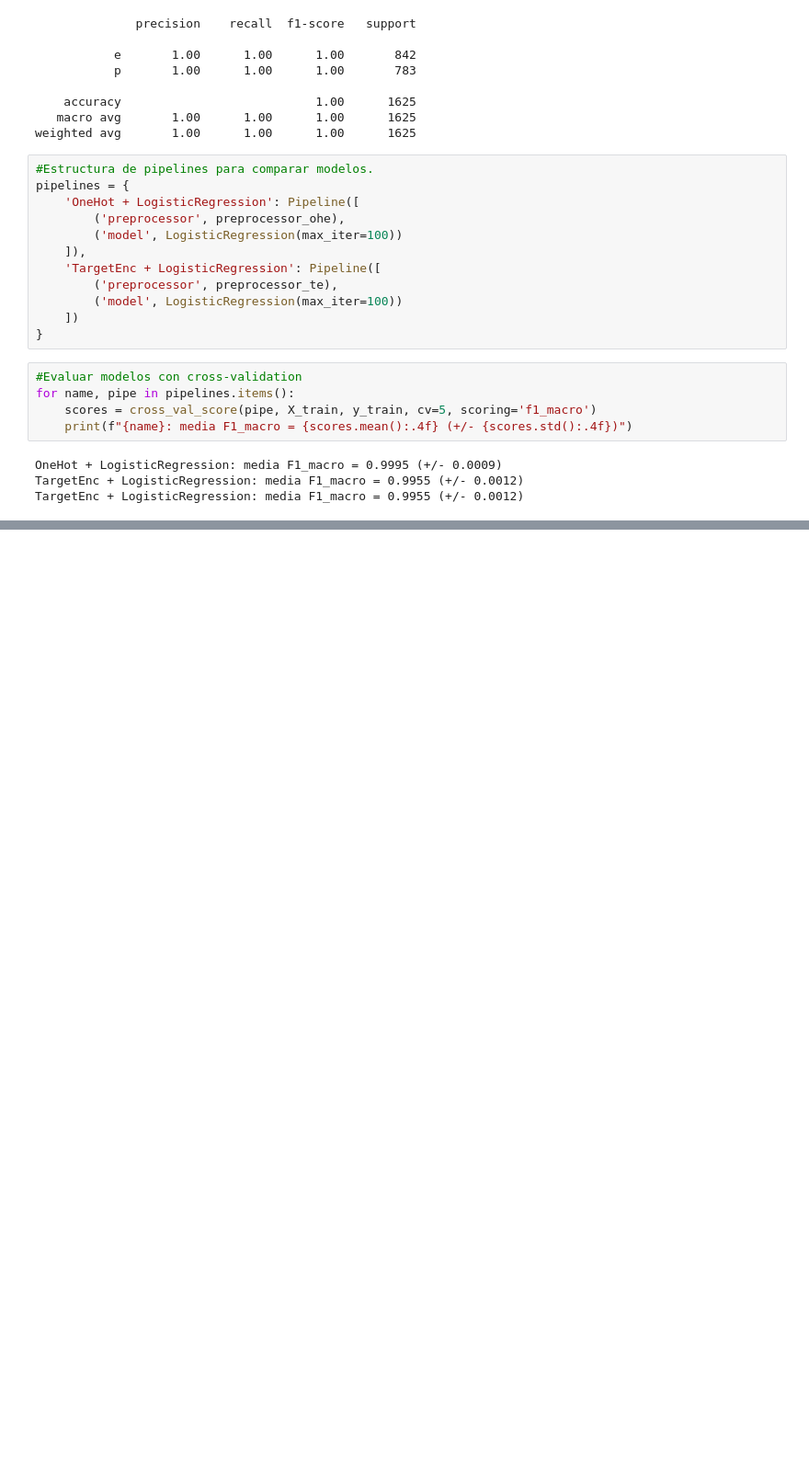
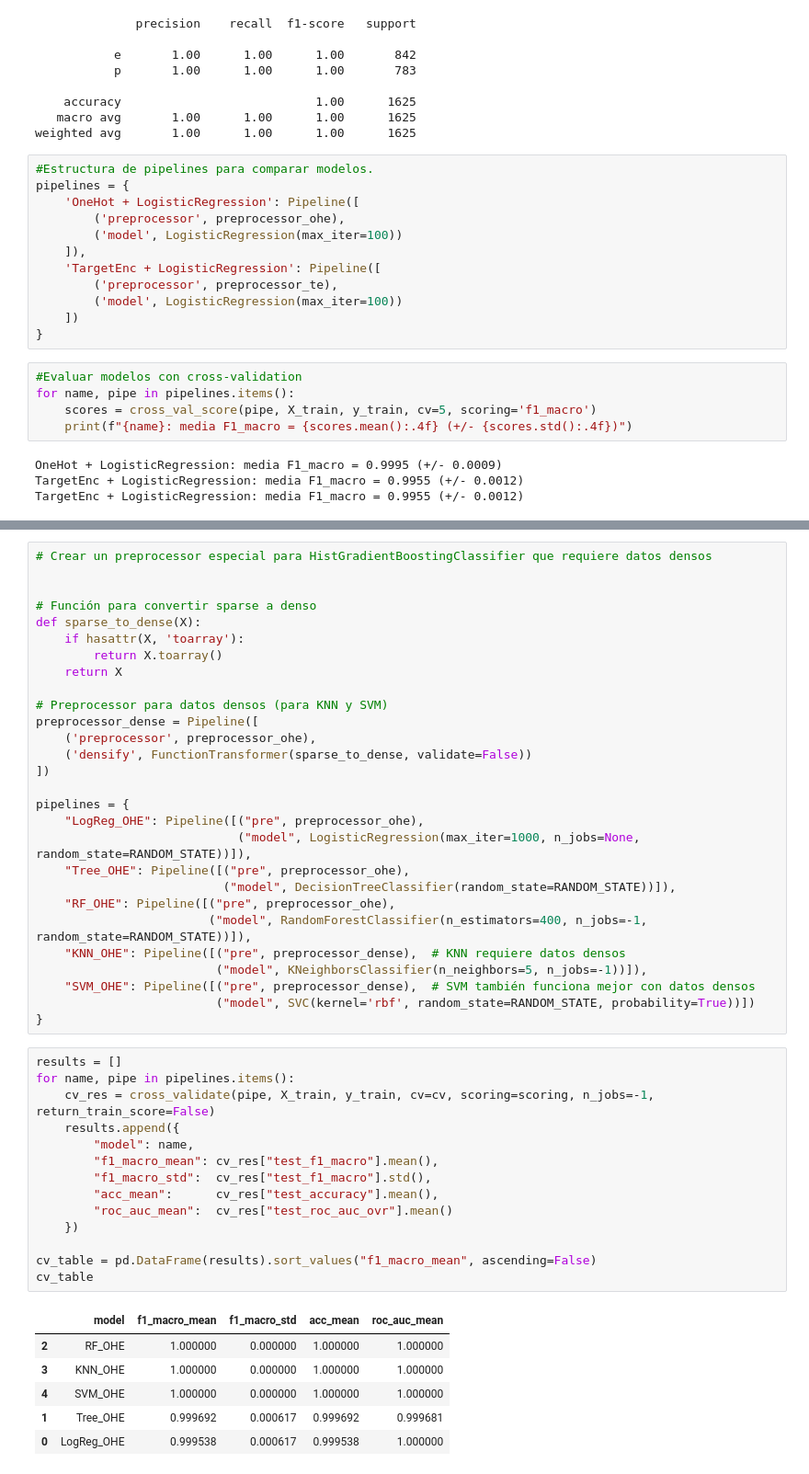
Before and after one commit to agusc4/ceia-ml, a Jupyter notebook: Trabajo final ML I.ipynb, the cells around one changed output, grey strips where cells are left out. Shown: that part at 92% size. Saved outputs shown, nothing was run; the diff lists cells and outputs as text; blank space fills up the shorter version.

```diff
--- a/Trabajo final ML I.ipynb
+++ b/Trabajo final ML I.ipynb
@@ -283,0 +328,49 @@ TargetEnc + LogisticRegression: media F1_macro = 0.9955 (+/- 0.0012)
+# %%
+# Crear un preprocessor especial para HistGradientBoostingClassifier que requiere datos densos
+
+
+# Función para convertir sparse a denso
+def sparse_to_dense(X):
+    if hasattr(X, 'toarray'):
+        return X.toarray()
+    return X
+
+# Preprocessor para datos densos (para KNN y SVM)
+preprocessor_dense = Pipeline([
+    ('preprocessor', preprocessor_ohe),
+    ('densify', FunctionTransformer(sparse_to_dense, validate=False))
+])
+
+pipelines = {
+    "LogReg_OHE": Pipeline([("pre", preprocessor_ohe),
+                            ("model", LogisticRegression(max_iter=1000, n_jobs=None, random_state=RANDOM_STATE))]),
+    "Tree_OHE": Pipeline([("pre", preprocessor_ohe),
+                          ("model", DecisionTreeClassifier(random_state=RANDOM_STATE))]),
+    "RF_OHE": Pipeline([("pre", preprocessor_ohe),
+                        ("model", RandomForestClassifier(n_estimators=400, n_jobs=-1, random_state=RANDOM_STATE))]),
+    "KNN_OHE": Pipeline([("pre", preprocessor_dense),  # KNN requiere datos densos
+                         ("model", KNeighborsClassifier(n_neighbors=5, n_jobs=-1))]),
+    "SVM_OHE": Pipeline([("pre", preprocessor_dense),  # SVM también funciona mejor con datos densos
+                         ("model", SVC(kernel='rbf', random_state=RANDOM_STATE, probability=True))])
+}
+# %%
+results = []
+for name, pipe in pipelines.items():
+    cv_res = cross_validate(pipe, X_train, y_train, cv=cv, scoring=scoring, n_jobs=-1, return_train_score=False)
+    results.append({
+        "model": name,
+        "f1_macro_mean": cv_res["test_f1_macro"].mean(),
+        "f1_macro_std":  cv_res["test_f1_macro"].std(),
+        "acc_mean":      cv_res["test_accuracy"].mean(),
+        "roc_auc_mean":  cv_res["test_roc_auc_ovr"].mean()
+    })
+
+cv_table = pd.DataFrame(results).sort_values("f1_macro_mean", ascending=False)
+cv_table
+# %% [output]
+|  | model | f1_macro_mean | f1_macro_std | acc_mean | roc_auc_mean |
+| 2 | RF_OHE | 1.000000 | 0.000000 | 1.000000 | 1.000000 |
+| 3 | KNN_OHE | 1.000000 | 0.000000 | 1.000000 | 1.000000 |
+| 4 | SVM_OHE | 1.000000 | 0.000000 | 1.000000 | 1.000000 |
+| 1 | Tree_OHE | 0.999692 | 0.000617 | 0.999692 | 0.999681 |
+| 0 | LogReg_OHE | 0.999538 | 0.000617 | 0.999538 | 1.000000 |
```
Also changed, not shown: parts of 8 cells of this notebook.
